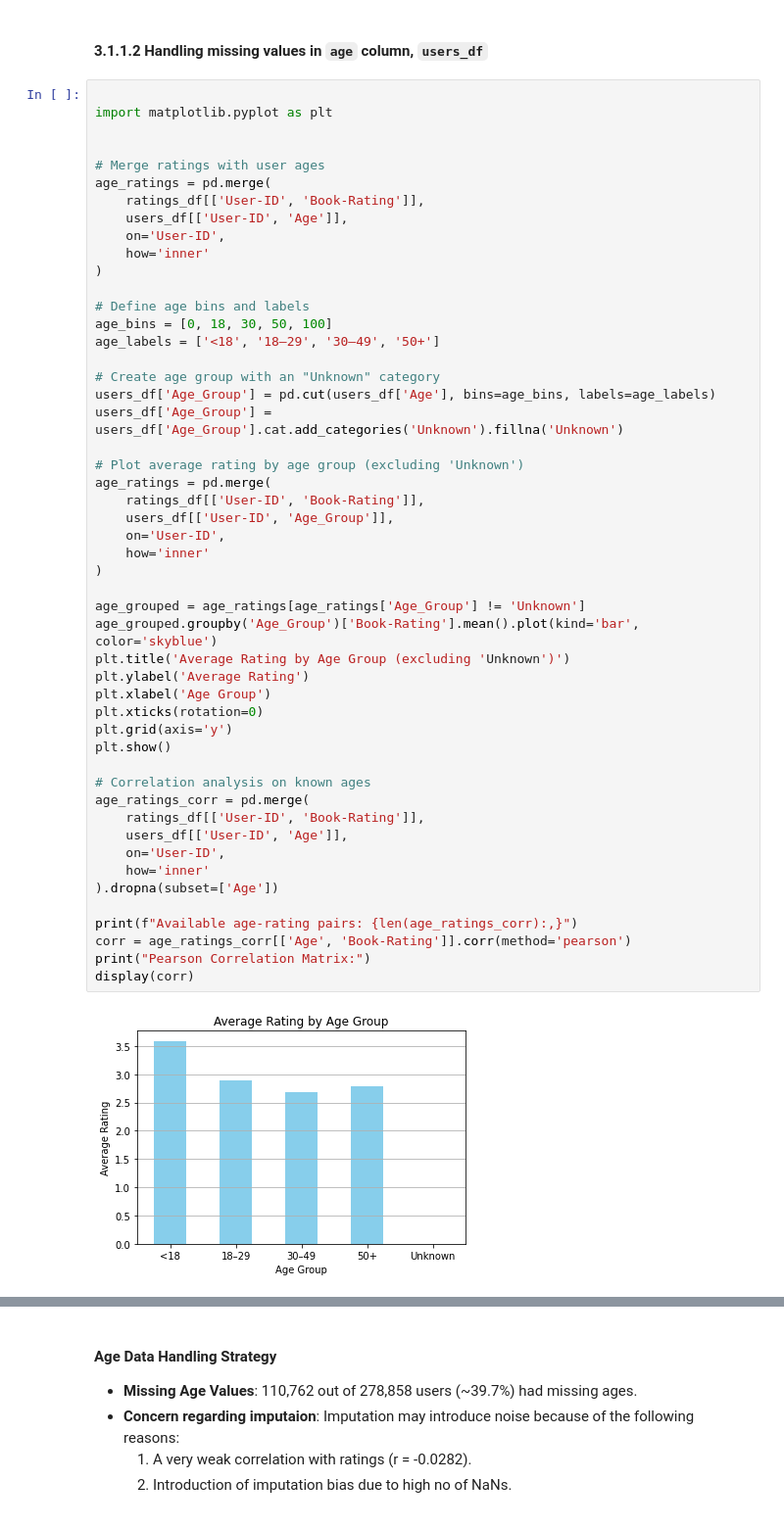
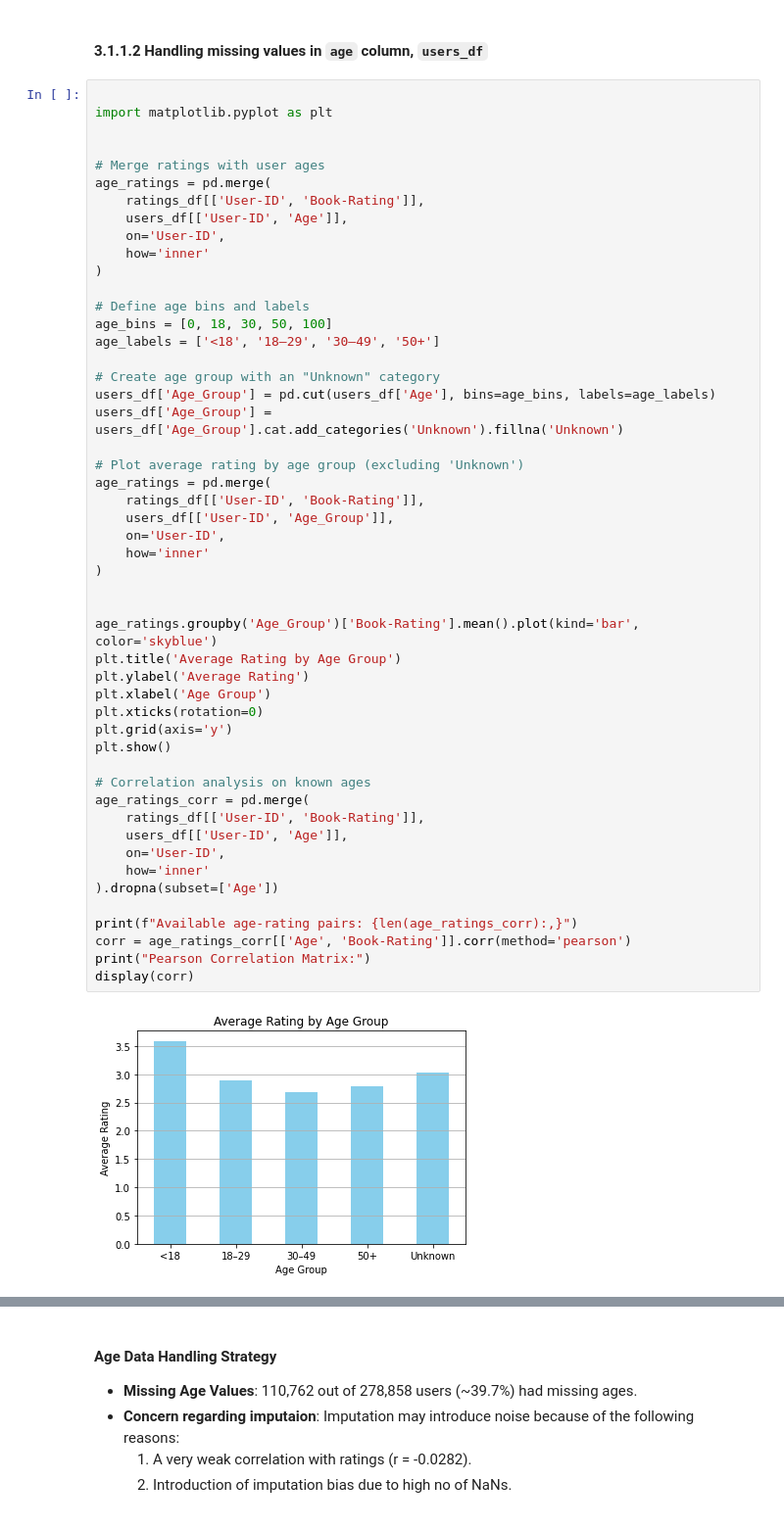
Before and after one commit to ruth-kitasi/Online-Book-Recommender-System, a Jupyter notebook: notebooks/leo.ipynb, the cells around one changed output, grey strips where cells are left out. Shown at 98% size. Cells and saved outputs as stored; diff of their text form.

```diff
--- a/notebooks/leo.ipynb
+++ b/notebooks/leo.ipynb
@@ -246,37 +246,37 @@ age_labels = ['<18', '18–29', '30–49', '50+']
 users_df['Age_Group'] = pd.cut(users_df['Age'], bins=age_bins, labels=age_labels)
 users_df['Age_Group'] = users_df['Age_Group'].cat.add_categories('Unknown').fillna('Unknown')
 
 # Plot average rating by age group (excluding 'Unknown')
 age_ratings = pd.merge(
     ratings_df[['User-ID', 'Book-Rating']],
     users_df[['User-ID', 'Age_Group']],
     on='User-ID',
     how='inner'
 )
 
-age_grouped = age_ratings[age_ratings['Age_Group'] != 'Unknown']
-age_grouped.groupby('Age_Group')['Book-Rating'].mean().plot(kind='bar', color='skyblue')
-plt.title('Average Rating by Age Group (excluding 'Unknown')')
+
+age_ratings.groupby('Age_Group')['Book-Rating'].mean().plot(kind='bar', color='skyblue')
+plt.title('Average Rating by Age Group')
 plt.ylabel('Average Rating')
 plt.xlabel('Age Group')
 plt.xticks(rotation=0)
 plt.grid(axis='y')
 plt.show()
 
 # Correlation analysis on known ages
 age_ratings_corr = pd.merge(
     ratings_df[['User-ID', 'Book-Rating']],
     users_df[['User-ID', 'Age']],
     on='User-ID',
     how='inner'
 ).dropna(subset=['Age'])
 
 print(f"Available age-rating pairs: {len(age_ratings_corr):,}")
 corr = age_ratings_corr[['Age', 'Book-Rating']].corr(method='pearson')
 print("Pearson Correlation Matrix:")
 display(corr)
 # %% [output]
-[figure, old version]
+[figure, new version]
 Available age-rating pairs: 840,288
 Pearson Correlation Matrix:
 |  | Age | Book-Rating |
```
Also changed, not shown: parts of 3 cells of this notebook.
